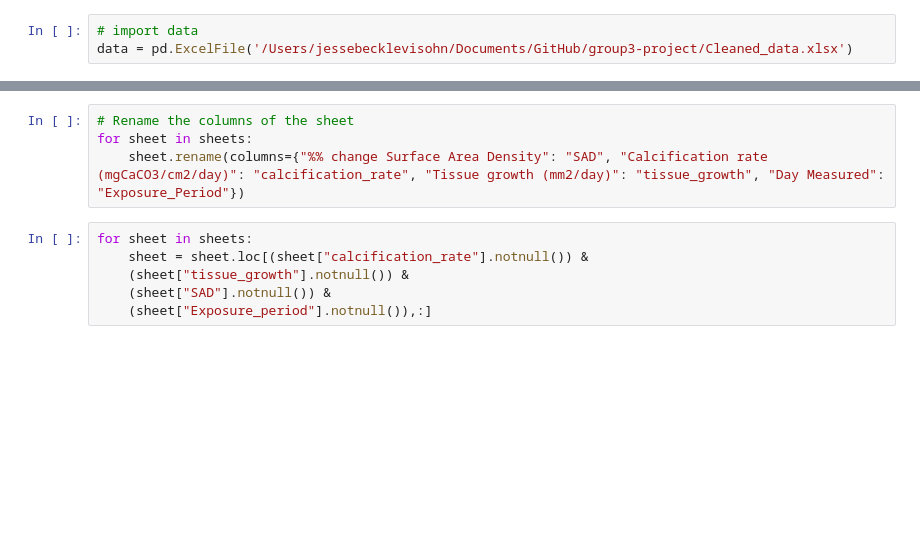
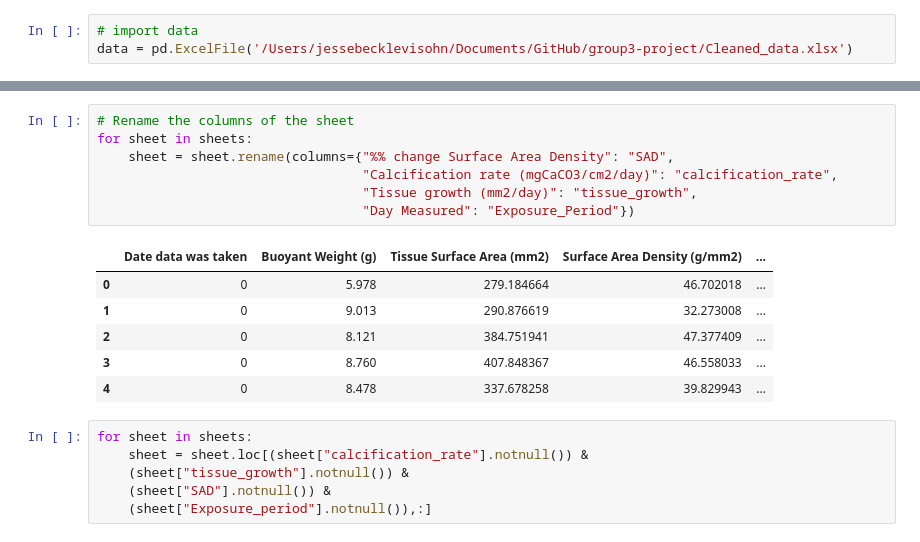
Before and after one commit to ENVS110a-SP23/group3-project, a Jupyter notebook: anova.ipynb, the cells around one changed output, grey strips where cells are left out. Saved outputs shown, nothing was run; the diff lists cells and outputs as text; blank space fills up the shorter version.

```diff
--- a/anova.ipynb
+++ b/anova.ipynb
@@ -33,7 +58,17 @@ sheets = [mcav, ofav, pcli]
 # %%
 # Rename the columns of the sheet
 for sheet in sheets:
-    sheet.rename(columns={"%% change Surface Area Density": "SAD", "Calcification rate (mgCaCO3/cm2/day)": "calcification_rate", "Tissue growth (mm2/day)": "tissue_growth", "Day Measured": "Exposure_Period"})
+    sheet = sheet.rename(columns={"%% change Surface Area Density": "SAD",
+                                  "Calcification rate (mgCaCO3/cm2/day)": "calcification_rate",
+                                  "Tissue growth (mm2/day)": "tissue_growth",
+                                  "Day Measured": "Exposure_Period"})
+# %% [output]
+|  | Date data was taken | Buoyant Weight (g) | Tissue Surface Area (mm2) | Surface Area Density (g/mm2) | ... |
+| 0 | 0 | 5.978 | 279.184664 | 46.702018 | ... |
+| 1 | 0 | 9.013 | 290.876619 | 32.273008 | ... |
+| 2 | 0 | 8.121 | 384.751941 | 47.377409 | ... |
+| 3 | 0 | 8.760 | 407.848367 | 46.558033 | ... |
+| 4 | 0 | 8.478 | 337.678258 | 39.829943 | ... |
 # %%
 for sheet in sheets:
     sheet = sheet.loc[(sheet["calcification_rate"].notnull()) &
```
Also changed, not shown: parts of 4 cells of this notebook, 1 other file.
